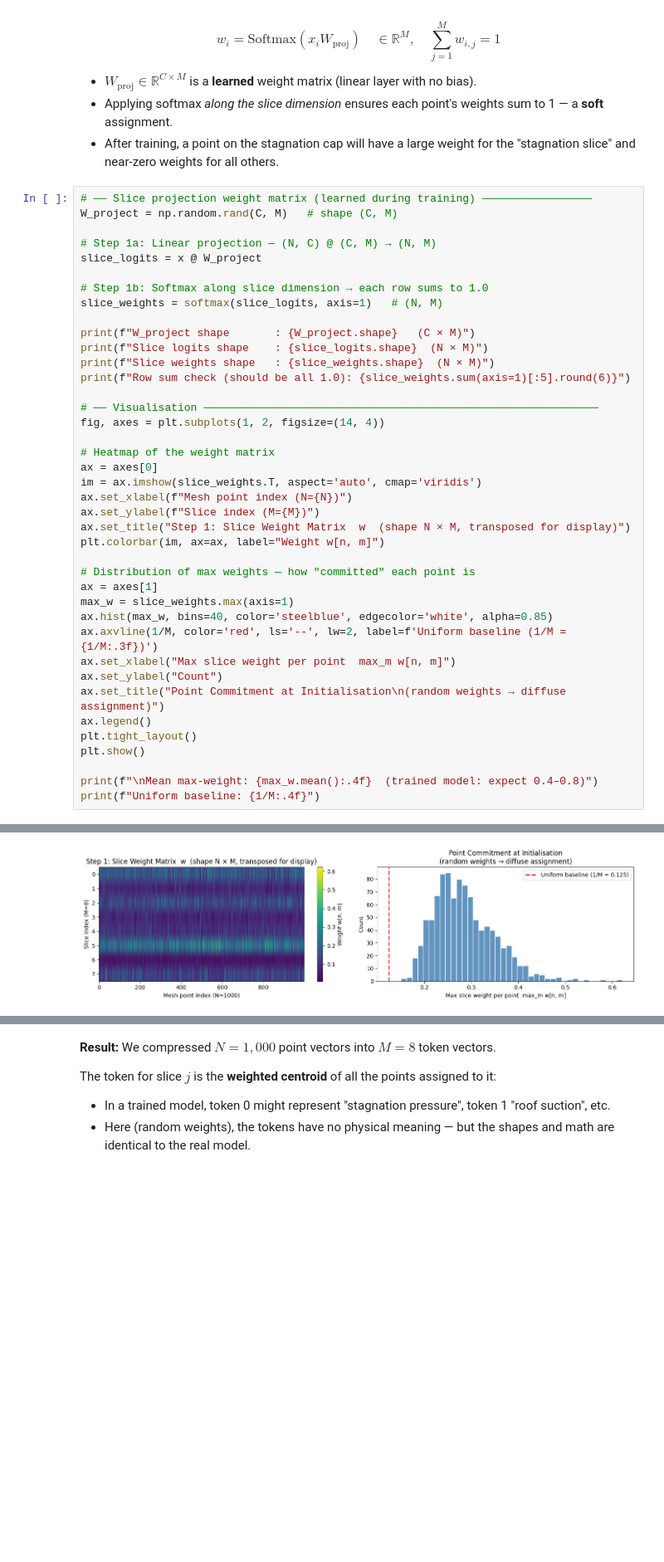
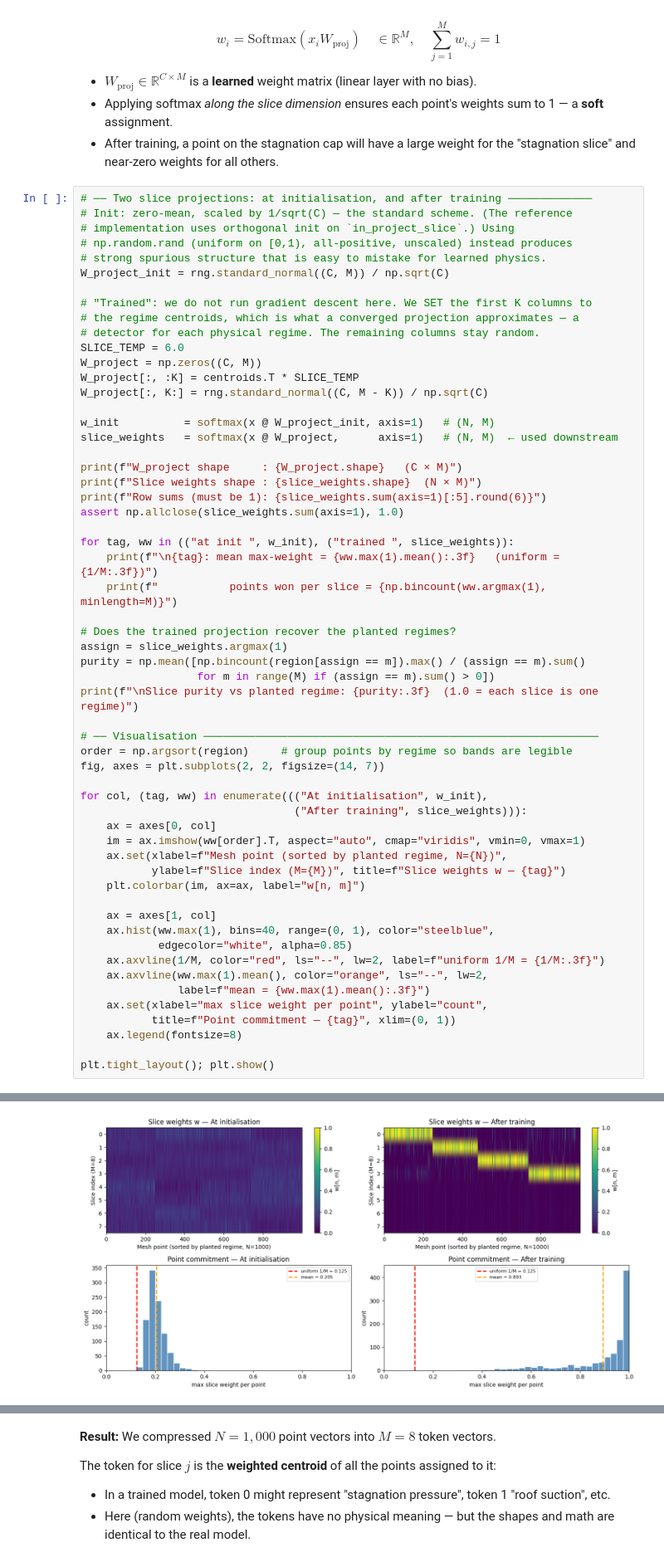
Before and after one commit to openhackathons-org/End-to-End-AI-for-Science, a Jupyter notebook: workspace/python/jupyter_notebook/Transolver/Notebook2-Understanding-Transolver.ipynb, the cells around one changed output, grey strips where cells are left out. Shown at 83% size. Cells and saved outputs as stored; diff of their text form; blank space fills up the shorter version.

```diff
--- a/workspace/python/jupyter_notebook/Transolver/Notebook2-Understanding-Transolver.ipynb
+++ b/workspace/python/jupyter_notebook/Transolver/Notebook2-Understanding-Transolver.ipynb
@@ -118,43 +140,60 @@ $$w_i = \text{Softmax}(x_i W_{\text{proj}}) \quad \in \mathbb{R}^M, \quad \sum_{
 - Applying softmax *along the slice dimension* ensures each point's weights sum to 1 — a **soft** assignment.
 - After training, a point on the stagnation cap will have a large weight for the "stagnation slice" and near-zero weights for all others.
 # %%
-# ── Slice projection weight matrix (learned during training) ─────────────────
-W_project = np.random.rand(C, M)   # shape (C, M)
+# ── Two slice projections: at initialisation, and after training ─────────────
+# Init: zero-mean, scaled by 1/sqrt(C) — the standard scheme. (The reference
+# implementation uses orthogonal init on `in_project_slice`.) Using
+# np.random.rand (uniform on [0,1), all-positive, unscaled) instead produces
+# strong spurious structure that is easy to mistake for learned physics.
+W_project_init = rng.standard_normal((C, M)) / np.sqrt(C)
 
-# Step 1a: Linear projection — (N, C) @ (C, M) → (N, M)
-slice_logits = x @ W_project
+# "Trained": we do not run gradient descent here. We SET the first K columns to
+# the regime centroids, which is what a converged projection approximates — a
+# detector for each physical regime. The remaining columns stay random.
+SLICE_TEMP = 6.0
+W_project = np.zeros((C, M))
+W_project[:, :K] = centroids.T * SLICE_TEMP
+W_project[:, K:] = rng.standard_normal((C, M - K)) / np.sqrt(C)
 
-# Step 1b: Softmax along slice dimension → each row sums to 1.0
-slice_weights = softmax(slice_logits, axis=1)   # (N, M)
+w_init          = softmax(x @ W_project_init, axis=1)   # (N, M)
+slice_weights   = softmax(x @ W_project,      axis=1)   # (N, M)  ← used downstream
 
-print(f"W_project shape       : {W_project.shape}   (C × M)")
-print(f"Slice logits shape    : {slice_logits.shape}  (N × M)")
-print(f"Slice weights shape   : {slice_weights.shape}  (N × M)")
-print(f"Row sum check (should be all 1.0): {slice_weights.sum(axis=1)[:5].round(6)}")
+print(f"W_project shape     : {W_project.shape}   (C × M)")
+print(f"Slice weights shape : {slice_weights.shape}  (N × M)")
+print(f"Row sums (must be 1): {slice_weights.sum(axis=1)[:5].round(6)}")
+assert np.allclose(slice_weights.sum(axis=1), 1.0)
+
+for tag, ww in (("at init ", w_init), ("trained ", slice_weights)):
+    print(f"\n{tag}: mean max-weight = {ww.max(1).mean():.3f}   (uniform = {1/M:.3f})")
+    print(f"           points won per slice = {np.bincount(ww.argmax(1), minlength=M)}")
+
+# Does the trained projection recover the planted regimes?
+assign = slice_weights.argmax(1)
+purity = np.mean([np.bincount(region[assign == m]).max() / (assign == m).sum()
+                  for m in range(M) if (assign == m).sum() > 0])
+print(f"\nSlice purity vs planted regime: {purity:.3f}  (1.0 = each slice is one regime)")
 
 # ── Visualisation ─────────────────────────────────────────────────────────────
-fig, axes = plt.subplots(1, 2, figsize=(14, 4))
+order = np.argsort(region)     # group points by regime so bands are legible
+fig, axes = plt.subplots(2, 2, figsize=(14, 7))
 
-# Heatmap of the weight matrix
-ax = axes[0]
-im = ax.imshow(slice_weights.T, aspect='auto', cmap='viridis')
-ax.set_xlabel(f"Mesh point index (N={N})")
-ax.set_ylabel(f"Slice index (M={M})")
-ax.set_title("Step 1: Slice Weight Matrix  w  (shape N × M, transposed for display)")
-plt.colorbar(im, ax=ax, label="Weight w[n, m]")
+for col, (tag, ww) in enumerate((("At initialisation", w_init),
+                                 ("After training", slice_weights))):
+    ax = axes[0, col]
+    im = ax.imshow(ww[order].T, aspect="auto", cmap="viridis", vmin=0, vmax=1)
+    ax.set(xlabel=f"Mesh point (sorted by planted regime, N={N})",
+           ylabel=f"Slice index (M={M})", title=f"Slice weights w — {tag}")
+    plt.colorbar(im, ax=ax, label="w[n, m]")
 
-# Distribution of max weights — how "committed" each point is
-ax = axes[1]
-max_w = slice_weights.max(axis=1)
-ax.hist(max_w, bins=40, color='steelblue', edgecolor='white', alpha=0.85)
-ax.axvline(1/M, color='red', ls='--', lw=2, label=f'Uniform baseline (1/M = {1/M:.3f})')
-ax.set_xlabel("Max slice weight per point  max_m w[n, m]")
-ax.set_ylabel("Count")
-ax.set_title("Point Commitment at Initialisation\n(random weights → diffuse assignment)")
-ax.legend()
-plt.tight_layout()
-plt.show()
+    ax = axes[1, col]
+    ax.hist(ww.max(1), bins=40, range=(0, 1), color="steelblue",
+            edgecolor="white", alpha=0.85)
+    ax.axvline(1/M, color="red", ls="--", lw=2, label=f"uniform 1/M = {1/M:.3f}")
+    ax.axvline(ww.max(1).mean(), color="orange", ls="--", lw=2,
+               label=f"mean = {ww.max(1).mean():.3f}")
+    ax.set(xlabel="max slice weight per point", ylabel="count",
+           title=f"Point commitment — {tag}", xlim=(0, 1))
+    ax.legend(fontsize=8)
 
-print(f"\nMean max-weight: {max_w.mean():.4f}  (trained model: expect 0.4–0.8)")
-print(f"Uniform baseline: {1/M:.4f}")
+plt.tight_layout(); plt.show()
 # %% [output]
@@ -165 +211 @@ Row sum check (should be all 1.0): [1. 1. 1. 1. 1.]
-[figure, old version]
+[figure, new version]
```
Also changed, not shown: parts of 16 cells of this notebook, 6 other files.
